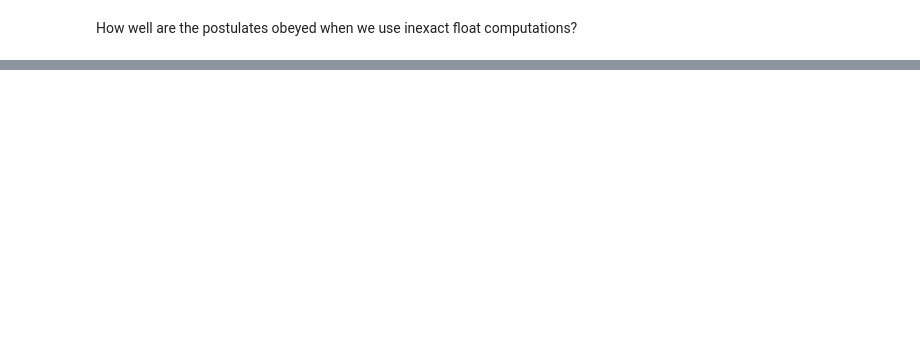
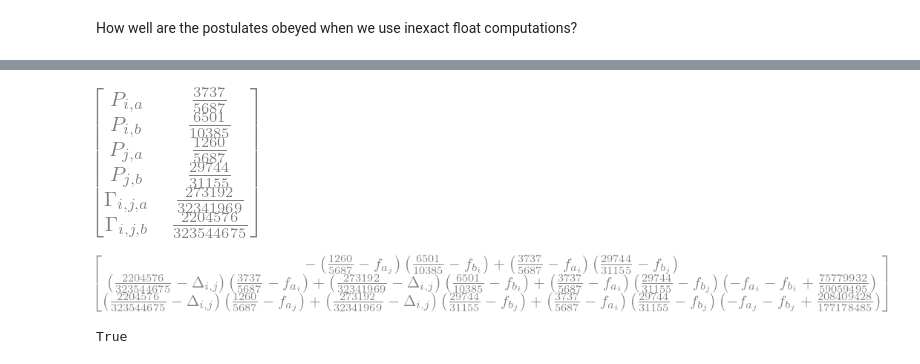
Before and after one commit to andrescorrada/IntroductionToAlgebraicEvaluation, a Jupyter notebook: python/docs/source/notebooks/LogicOfUnsupervisedEvaluationTutorial.ipynb, the cells around one changed output, grey strips where cells are left out. Saved outputs shown, nothing was run; the diff lists cells and outputs as text; code cells hidden in the pictures; blank space fills up the shorter version.

```diff
--- a/python/docs/source/notebooks/LogicOfUnsupervisedEvaluationTutorial.ipynb
+++ b/python/docs/source/notebooks/LogicOfUnsupervisedEvaluationTutorial.ipynb
@@ -171,0 +209,27 @@ How well are the postulates obeyed when we use inexact float computations?
+# %%
+i, j = (0, 1)
+values = {pia: cla[i]['a'], pib: cla[i]['b'],
+          pja: cla[j]['a'], pjb: cla[j]['b'],
+          gija: supervised_eval_exact['pair_correlations']['a'][(i,j)],
+          gijb: supervised_eval_exact['pair_correlations']['b'][(i,j)]}
+sympy.Matrix([(key, val) for key, val in values.items()])
+# %% [output]
+[figure, added]
+# %%
+# Let's take a look at the postulates now that we have specified
+# the unknown sample statistics of correctness.
+# We should only have variables left that are moments of the test data sketch
+
+sympy.Matrix([postulate.subs(values)
+              for postulate in pair_binary_classifiers_postulates])
+# %% [output]
+[figure, added]
+# %%
+# Let's create a dict for the quantities we can calculate from the data sketch
+# The pair frequency moment is label independent even though it is calculated
+# using only a single label!
+pair_moment_a = tvc.pair_frequency_moment((i, j), 'a')
+pair_moment_b = tvc.pair_frequency_moment((i, j), 'b')
+pair_moment_a == pair_moment_b
+# %% [output]
+True
```
Also changed, not shown: parts of 23 cells of this notebook, 2 other files.
